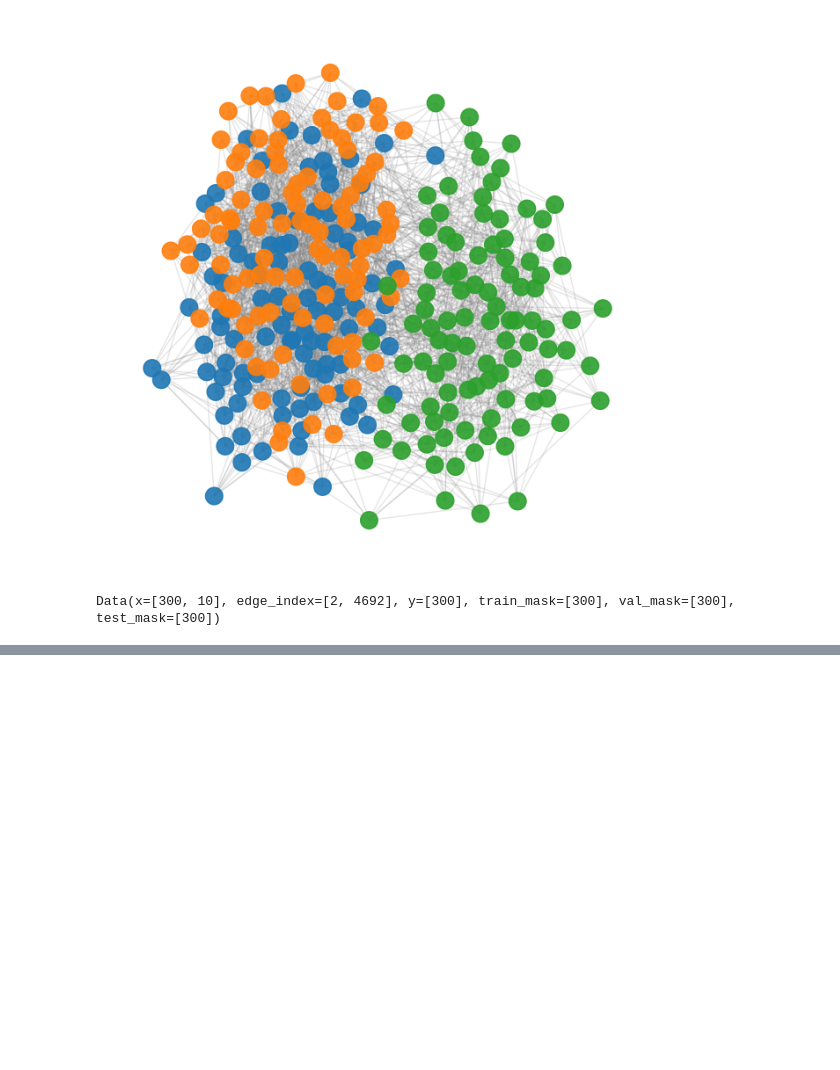
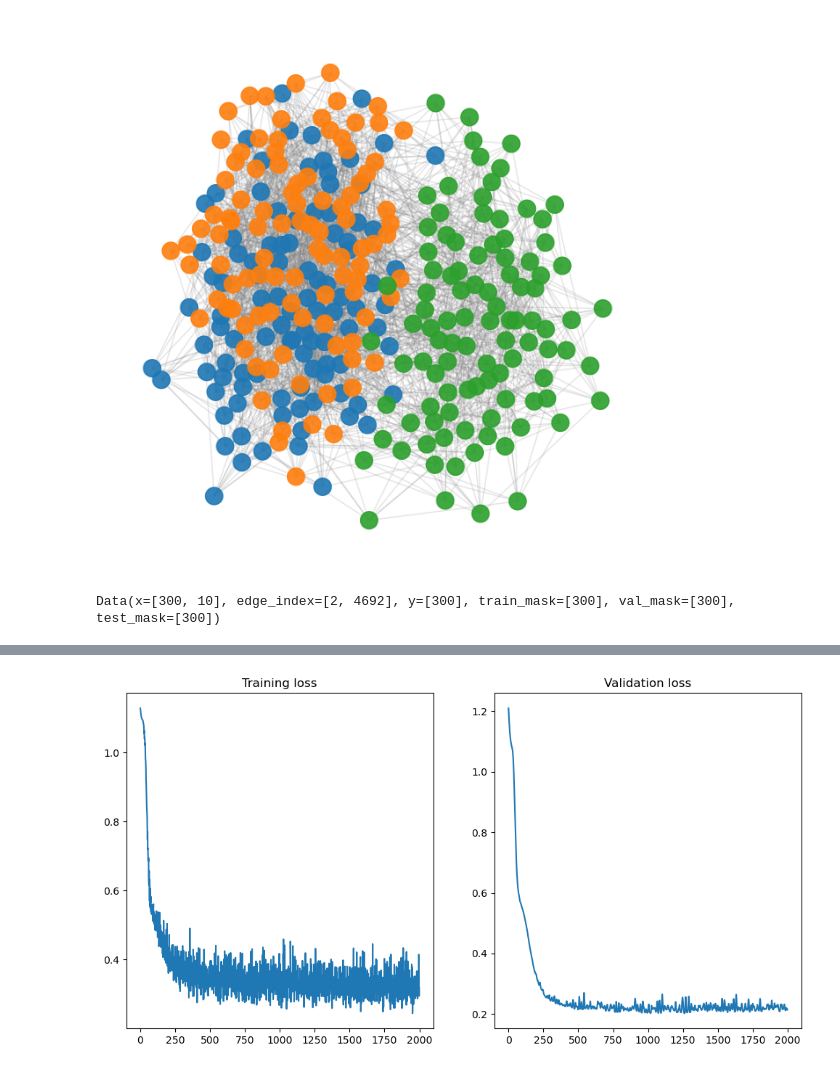
Before and after one commit to Vozikis/GNN, a Jupyter notebook: GCNN.ipynb, the cells around one changed output, grey strips where cells are left out. Cells and saved outputs as stored; diff of their text form; code cells hidden in the pictures; blank space fills up the shorter version.

Commit message:
plot the losses

```diff
--- a/GCNN.ipynb
+++ b/GCNN.ipynb
@@ -56,10 +56,10 @@ data
 Data(x=[300, 10], edge_index=[2, 4692], y=[300], train_mask=[300], val_mask=[300], test_mask=[300])
 # %%
 class GraphConvolution(torch.nn.Module):
-    def __init__(self,in_feaatures, out_feaatures, bias = True):
+    def __init__(self,in_features, out_features, bias = True):
         super(GraphConvolution, self).__init__()
-        self.in_feaatures = in_feaatures
-        self.out_feaatures = out_feaatures
+        self.in_features = in_features
+        self.out_features = out_features
         self.weight = nn.Parameter(torch.FloatTensor(in_features, out_features))
         if bias:
             self.bias = nn.Parameter(torch.FloatTensor(out_features))
@@ -135,3 +135,21 @@ def accuracy(output, labels):
 # %%
 loss_train_list = []
 loss_val_list = []
+# %%
+for epoch in range(2000):
+    model.train()
+    optimizer.zero_grad()
+    output = model(features,adj)
+    loss_train = F.nll_loss(output[idx_train], labels[idx_train])
+    loss_train_list.append(loss_train.item())
+    acc_train = accuracy(output[idx_train], labels[idx_train])
+    loss_train.backward()
+    optimizer.step()
+
+    model.eval()
+    output = model(features,adj)
+    loss_val = F.nll_loss(output[idx_val], labels[idx_val])
+    loss_val_list.append(loss_val.item())
+    acc_val = accuracy(output[idx_val], labels[idx_val])
+    if epoch % 10 == 0:
+        print(f'Epoch {epoch:>3} | Train Acc: {acc_train.item()*100:.2f}% | Validation Acc: {acc_val.item()*100:.2f}%')
@@ -137,0 +174,9 @@ loss_val_list = []
+# %%
+fig, (ax1, ax2) = plt.subplots(1, 2, figsize=(12, 6))
+ax1.plot(loss_train_list)
+ax1.set_title('Training loss')
+ax2.plot(loss_val_list)
+ax2.set_title('Validation loss')
+plt.show()
+# %% [output]
+[figure, added]
```
Also changed, not shown: parts of 1 cell of this notebook.
